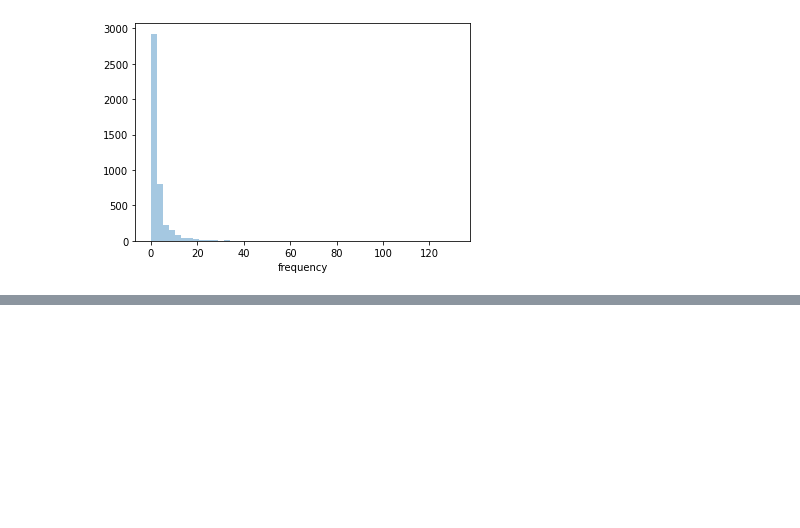
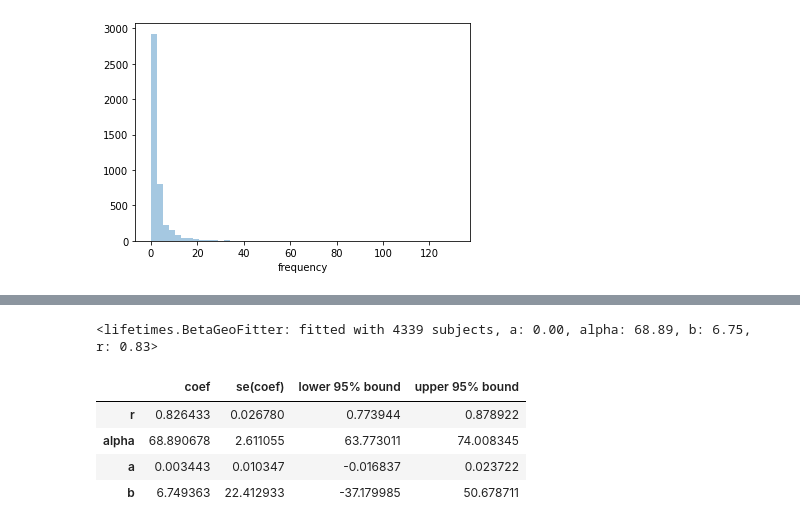
Before and after one commit to shubhamkoul007/Acquire-Valued-Shopper-Challenge-Team1-TDL, a Jupyter notebook: Team1_Project1_1.ipynb, the cells around one changed output, grey strips where cells are left out. Saved outputs shown, nothing was run; the diff lists cells and outputs as text; code cells hidden in the pictures; blank space fills up the shorter version.

```diff
--- a/Team1_Project1_1.ipynb
+++ b/Team1_Project1_1.ipynb
@@ -150,0 +159,18 @@ sns.heatmap(data)
+# %%
+from lifetimes import BetaGeoFitter
+
+bgf= BetaGeoFitter(penalizer_coef = 0.0 )
+
+bgf.fit( lf_data['frequency'] , lf_data['recency']  , lf_data['T'] )
+
+bgf
+# %% [output]
+<lifetimes.BetaGeoFitter: fitted with 4339 subjects, a: 0.00, alpha: 68.89, b: 6.75, r: 0.83>
+# %%
+bgf.summary
+# %% [output]
+|  | coef | se(coef) | lower 95% bound | upper 95% bound |
+| r | 0.826433 | 0.026780 | 0.773944 | 0.878922 |
+| alpha | 68.890678 | 2.611055 | 63.773011 | 74.008345 |
+| a | 0.003443 | 0.010347 | -0.016837 | 0.023722 |
+| b | 6.749363 | 22.412933 | -37.179985 | 50.678711 |
```
Also changed, not shown: parts of 5 cells of this notebook.
